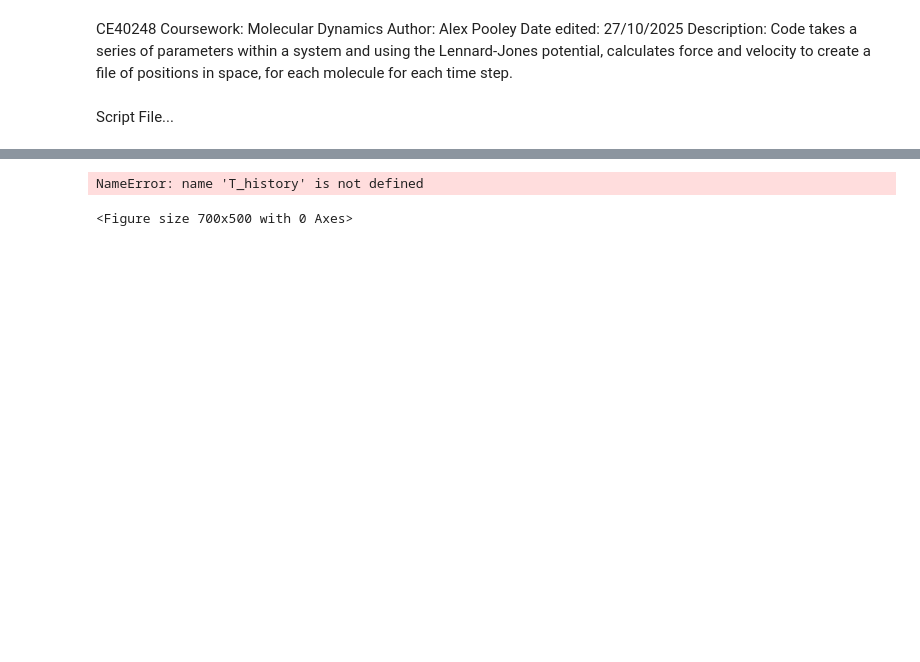
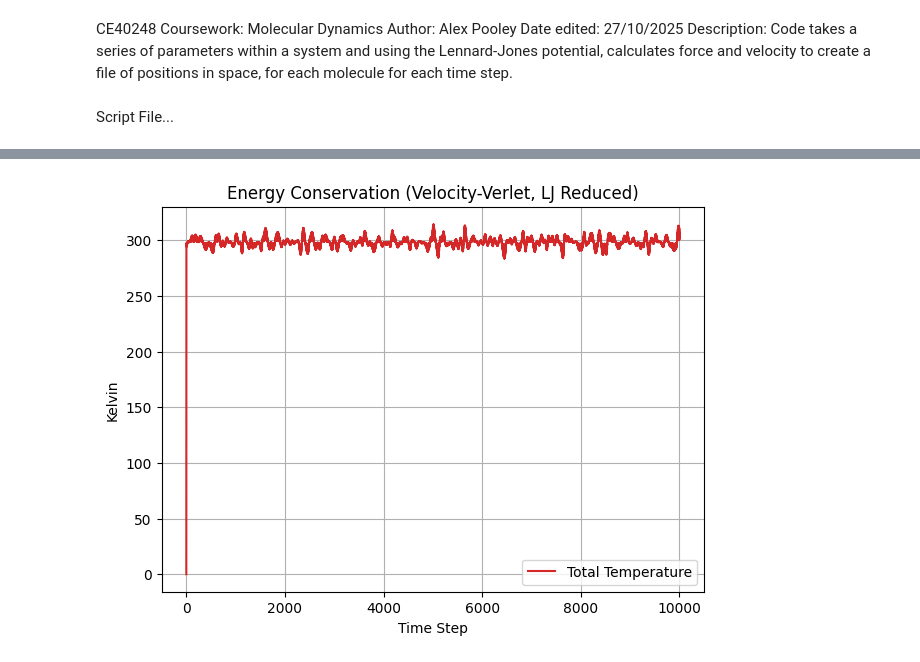
Before and after one commit to AlexPooley7/Multiscale-Modelling, a Jupyter notebook: CE20248/Coursework/Mixture_2.ipynb, the cells around one changed output, grey strips where cells are left out. Drawn from its saved outputs; the diff is of its cells as text; code cells hidden in the pictures; blank space fills up the shorter version.

```diff
--- a/CE20248/Coursework/Mixture_2.ipynb
+++ b/CE20248/Coursework/Mixture_2.ipynb
@@ -543,16 +603,15 @@ plt.show()
 # %%
 # Temperature analysis
 plt.figure(figsize=(7, 5))
-plt.plot(T_history, label='Total Temperature', color='tab:red')
+plt.plot(Tinst_history, label='Total Temperature', color='tab:red')
 plt.xlabel('Time Step')
 plt.ylabel('Kelvin')
 plt.title('Energy Conservation (Velocity-Verlet, LJ Reduced)')
 plt.legend()
 plt.grid(True)
 plt.show()
 # %% [output]
-NameError: name 'T_history' is not defined
-<Figure size 700x500 with 0 Axes>
+[figure, added]
 # %%
 # Call the radial distribution function
 
```
Also changed, not shown: parts of 8 cells of this notebook, 1 other file.
